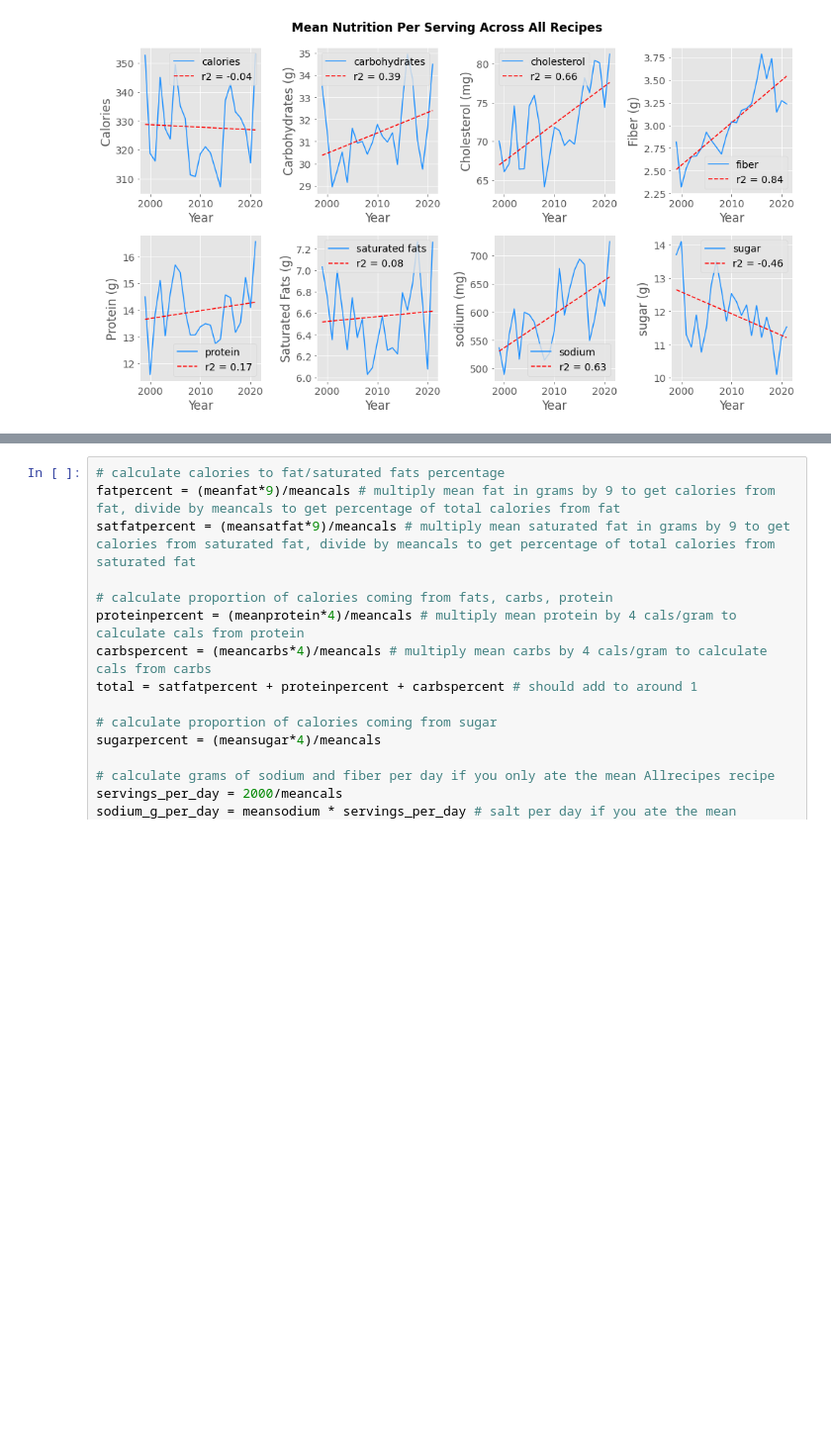
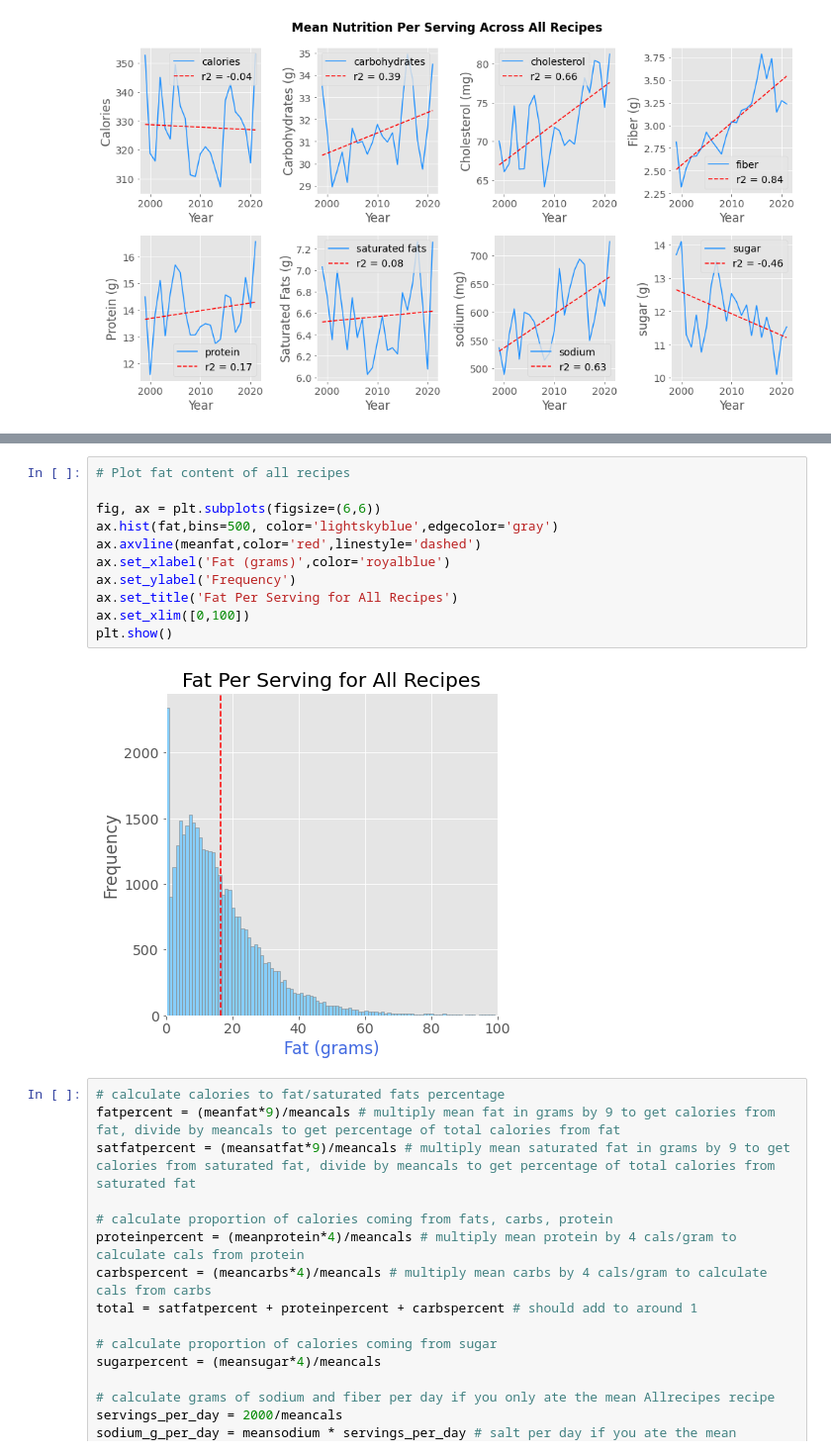
Before and after one commit to kaelynn-rose/RecipeEDA, a Jupyter notebook: Allrecipes_EDA_notebook/recipeEDA_notebook.ipynb, the cells around one changed output, grey strips where cells are left out. Shown: that part at 99% size. Saved outputs shown, nothing was run; the diff lists cells and outputs as text; blank space fills up the shorter version.

```diff
--- a/Allrecipes_EDA_notebook/recipeEDA_notebook.ipynb
+++ b/Allrecipes_EDA_notebook/recipeEDA_notebook.ipynb
@@ -231,3 +244,16 @@ meanfiber = np.mean(fiber) # mean fiber for all recipes in grams
+# %%
+# Plot fat content of all recipes
+
+fig, ax = plt.subplots(figsize=(6,6))
+ax.hist(fat,bins=500, color='lightskyblue',edgecolor='gray')
+ax.axvline(meanfat,color='red',linestyle='dashed')
+ax.set_xlabel('Fat (grams)',color='royalblue')
+ax.set_ylabel('Frequency')
+ax.set_title('Fat Per Serving for All Recipes')
+ax.set_xlim([0,100])
+plt.show()
+# %% [output]
+[figure, added]
 # %%
 # calculate calories to fat/saturated fats percentage
 fatpercent = (meanfat*9)/meancals # multiply mean fat in grams by 9 to get calories from fat, divide by meancals to get percentage of total calories from fat
```
Also changed, not shown: parts of 7 cells of this notebook, 2 other files.
